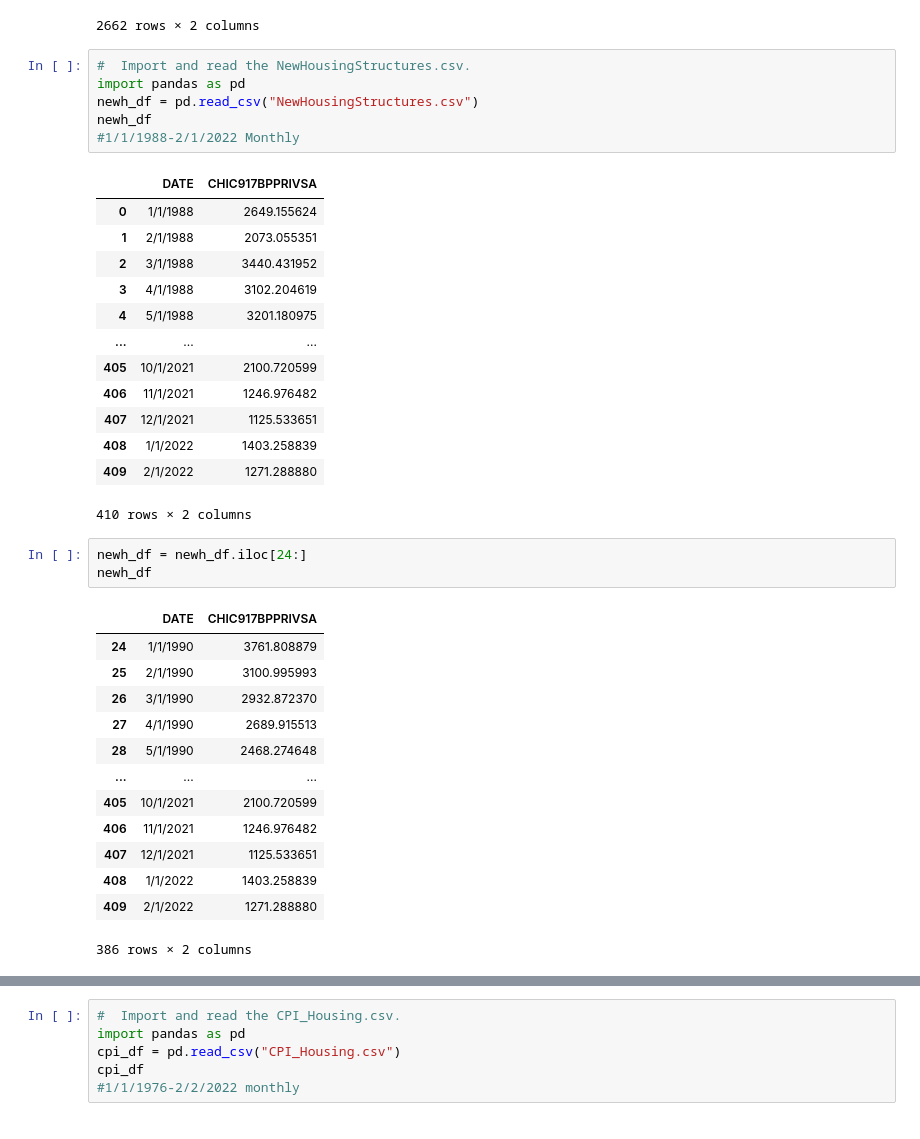
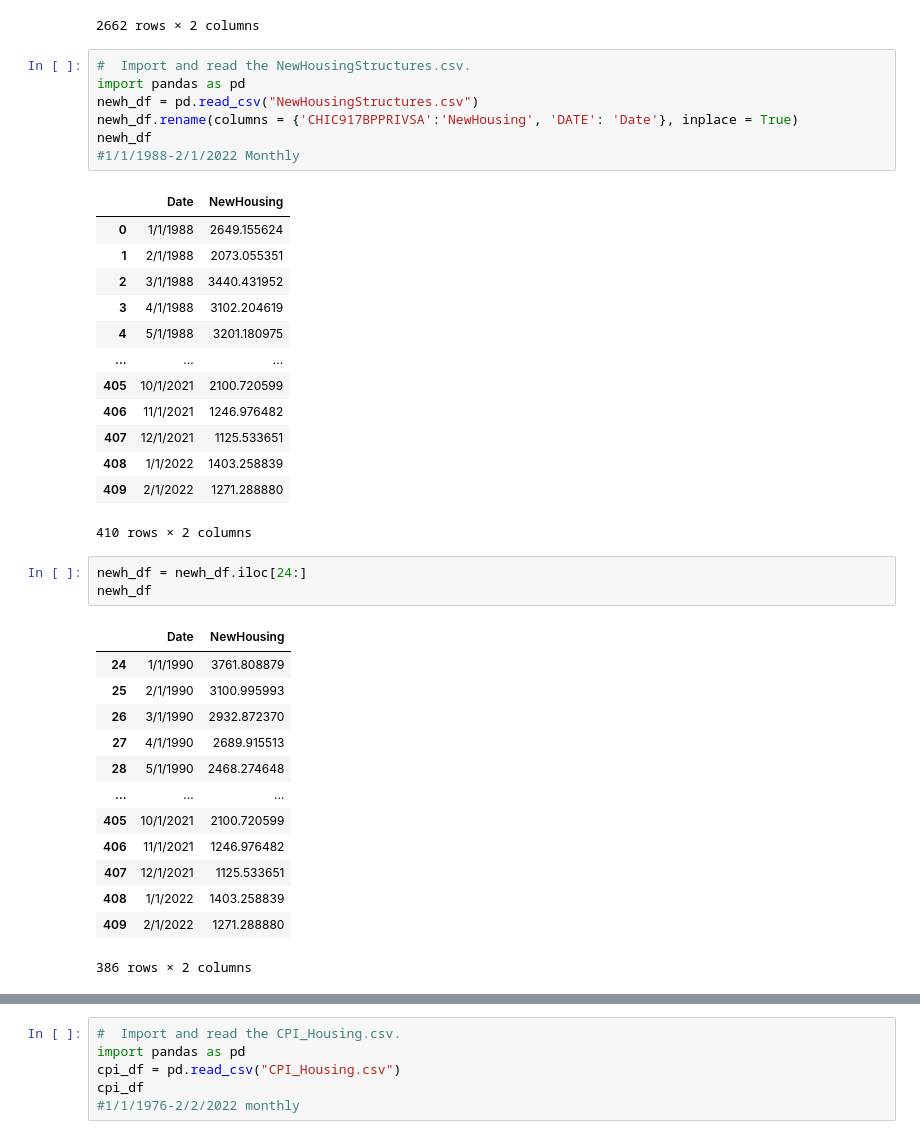
Before and after one commit to oh-be/project4, a Jupyter notebook: Features Datasets/Features.ipynb, the cells around one changed output, grey strips where cells are left out. Drawn from its saved outputs; the diff is of its cells as text.

```diff
--- a/Features Datasets/Features.ipynb
+++ b/Features Datasets/Features.ipynb
@@ -60,11 +61,12 @@ mort_df
 # %%
 #  Import and read the NewHousingStructures.csv.
 import pandas as pd
 newh_df = pd.read_csv("NewHousingStructures.csv")
+newh_df.rename(columns = {'CHIC917BPPRIVSA':'NewHousing', 'DATE': 'Date'}, inplace = True)
 newh_df
 #1/1/1988-2/1/2022 Monthly
 # %% [output]
-|  | DATE | CHIC917BPPRIVSA |
+|  | Date | NewHousing |
 | 0 | 1/1/1988 | 2649.155624 |
 | 1 | 2/1/1988 | 2073.055351 |
 | 2 | 3/1/1988 | 3440.431952 |
@@ -81,7 +83,7 @@ newh_df
 newh_df = newh_df.iloc[24:]
 newh_df
 # %% [output]
-|  | DATE | CHIC917BPPRIVSA |
+|  | Date | NewHousing |
 | 24 | 1/1/1990 | 3761.808879 |
 | 25 | 2/1/1990 | 3100.995993 |
 | 26 | 3/1/1990 | 2932.872370 |
```
Also changed, not shown: parts of 13 cells of this notebook, 1 other file.
